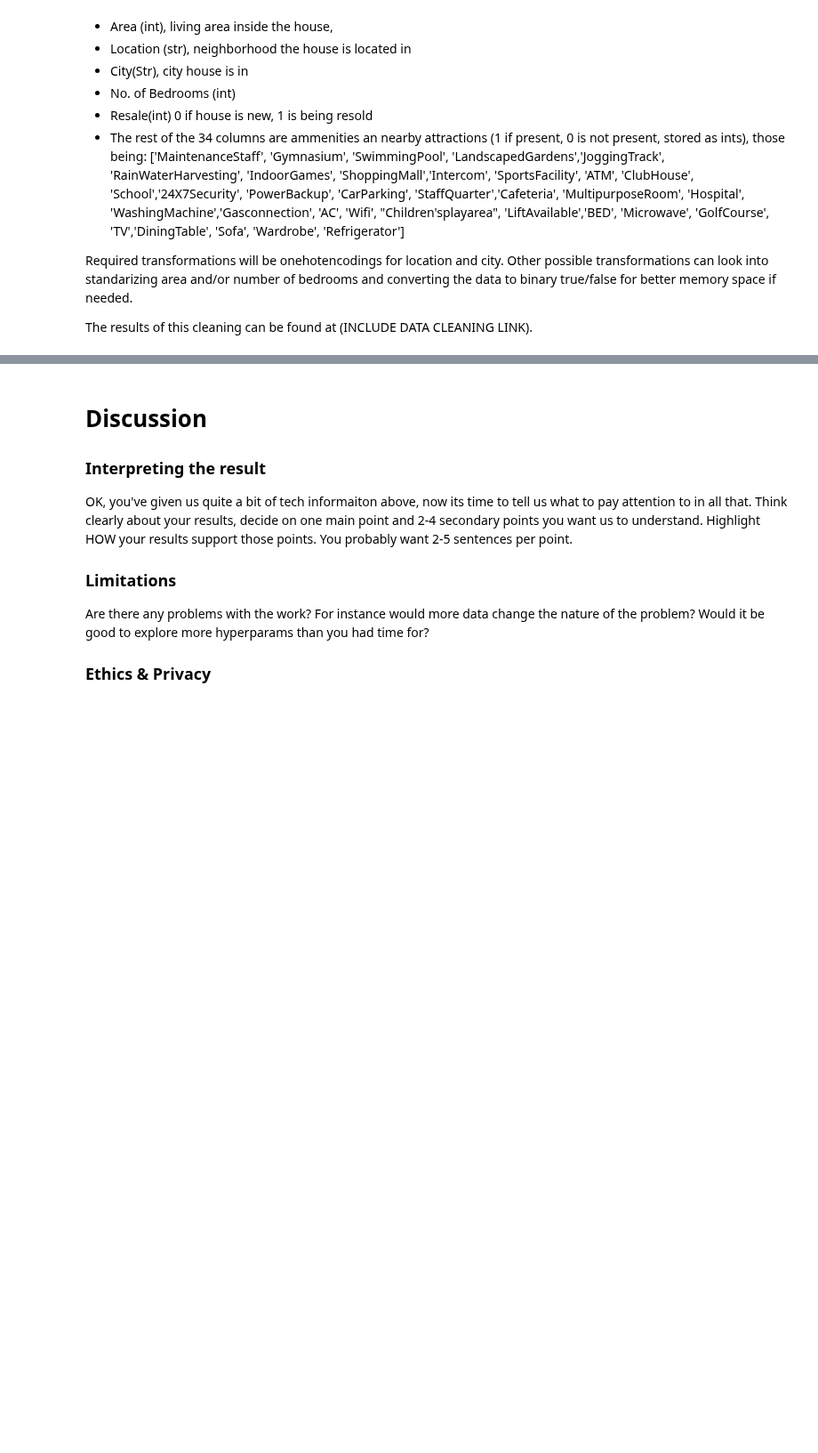
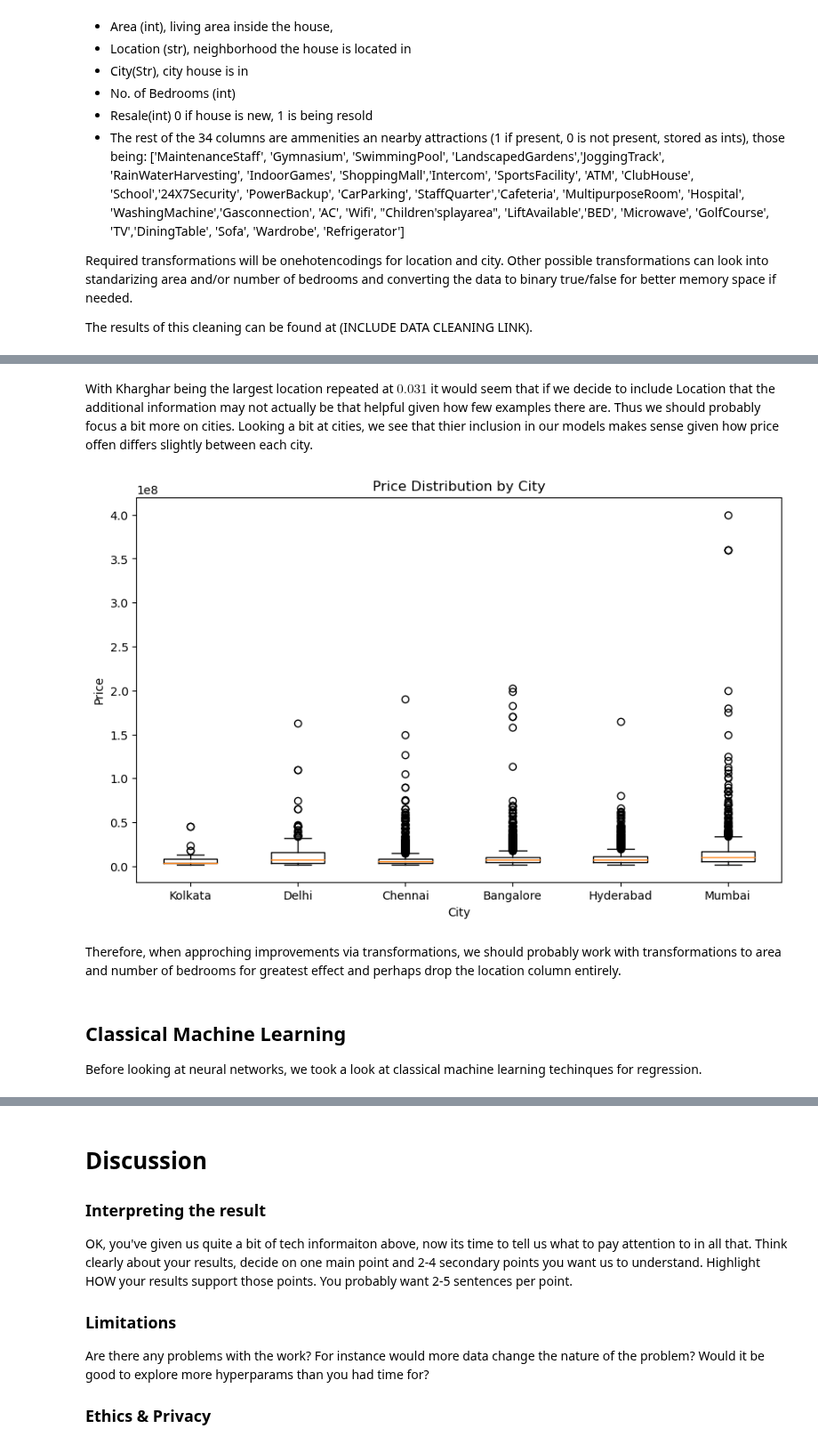
Before and after one commit to COGS118A/Group013-SP23, a Jupyter notebook: FinalProject_Group013-SP23.ipynb, the cells around one changed output, grey strips where cells are left out. Shown at 89% size. Cells and saved outputs as stored; diff of their text form; code cells hidden in the pictures; blank space fills up the shorter version.

```diff
--- a/FinalProject_Group013-SP23.ipynb
+++ b/FinalProject_Group013-SP23.ipynb
@@ -182,0 +309,48 @@ Maybe you do model selection again, but using a different kind of metric than be
+# %% [markdown]
+With Kharghar being the largest location repeated at $0.031$ it would seem that if we decide to include Location that the additional information may not actually be that helpful given how few examples there are. Thus we should probably focus a bit more on cities. Looking a bit at cities, we see that thier inclusion in our models makes sense given how price offen differs slightly between each city.
+# %%
+city_list = []
+hist_list = []
+for city in cleaned_df['City'].unique():
+    city_list.append(city)
+    hist_list.append(cleaned_df.loc[cleaned_df['City'] == city, 'Price'])
+
+fig = ff.create_distplot(
+    hist_data = hist_list,
+    group_labels = city_list,
+    show_rug = False,
+    show_hist = False,
+)
+
+fig.update_xaxes(range=[0, 50000000])
+
+fig
+# %%
+# List of cities
+cities = ['Kolkata', 'Delhi', 'Chennai', 'Bangalore', 'Hyderabad', 'Mumbai']
+
+# Create an empty list to store the price data for each city
+city_prices = []
+
+# Iterate over each city
+for city in cities:
+    # Filter the prices of homes for the current city
+    prices = df[df['City'] == city]['Price']
+
+    # Add the prices to the city_prices list
+    city_prices.append(prices)
+
+# Create the box plot
+plt.figure(figsize=(10, 6))
+plt.boxplot(city_prices, labels=cities)
+plt.title('Price Distribution by City')
+plt.xlabel('City')
+plt.ylabel('Price')
+plt.show()
+# %% [output]
+[figure, added]
+# %% [markdown]
+Therefore, when approching improvements via transformations, we should probably work with transformations to area and number of bedrooms for greatest effect and perhaps drop the location column entirely.
+# %% [markdown]
+## Classical Machine Learning
+Before looking at neural networks, we took a look at classical machine learning techinques for regression.
```
Also changed, not shown: parts of 60 cells of this notebook, 1 other file.
